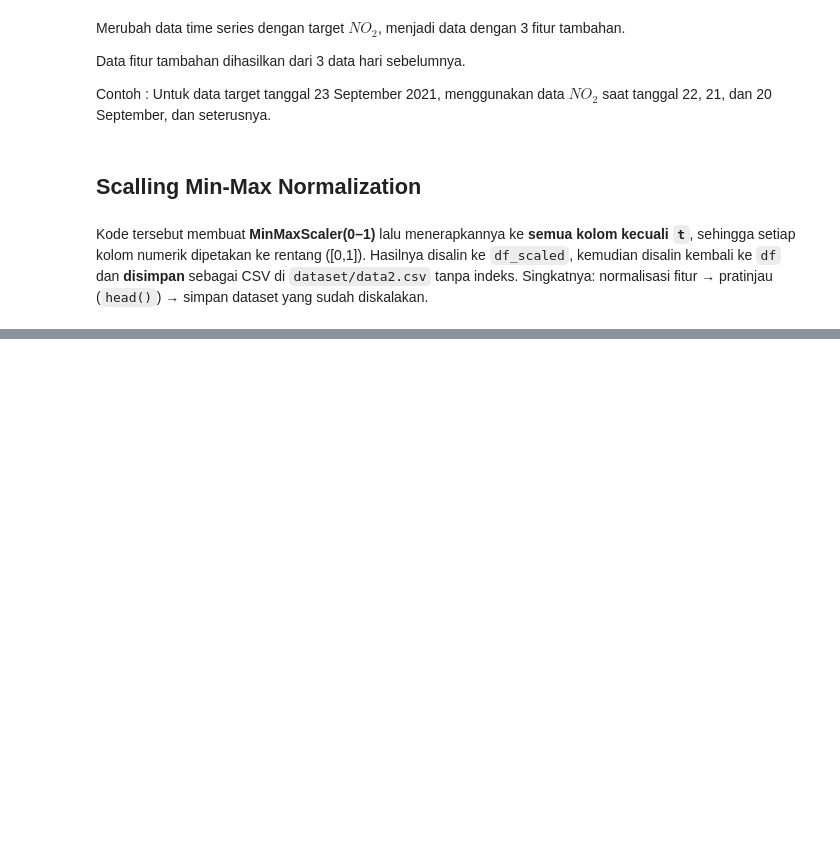
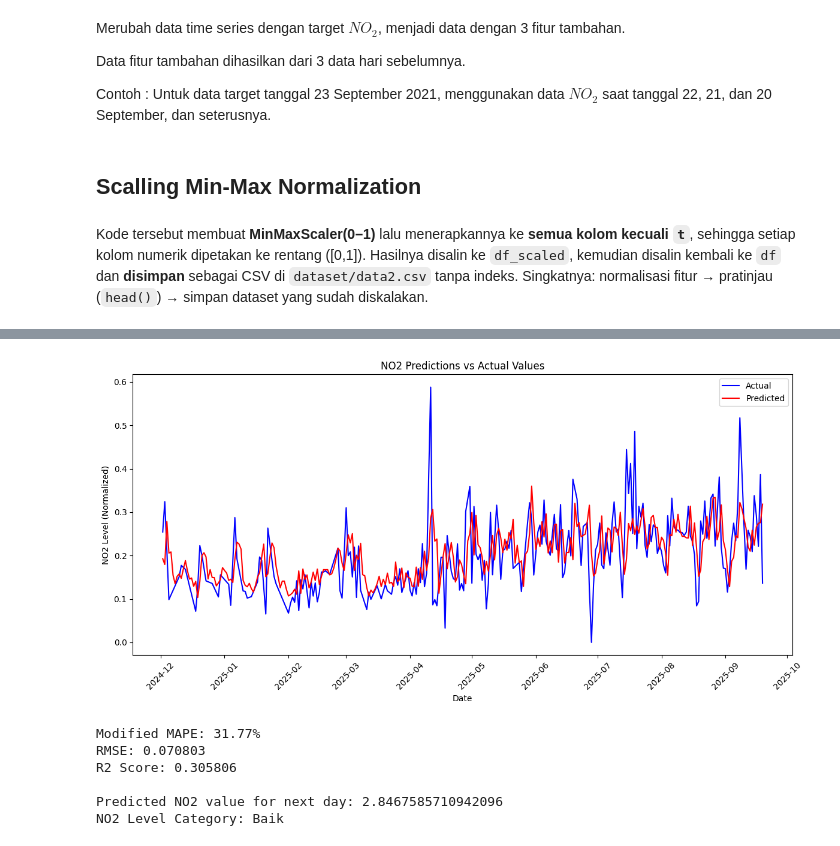
Before and after one commit to Ryzalll/PSD, a Jupyter notebook: pre_processing.ipynb, the cells around one changed output, grey strips where cells are left out. Saved outputs shown, nothing was run; the diff lists cells and outputs as text; code cells hidden in the pictures; blank space fills up the shorter version.

Commit message:
Perbaikan Kadar Baik dan Buruk NO_2

```diff
--- a/pre_processing.ipynb
+++ b/pre_processing.ipynb
@@ -180,0 +185,10 @@ Kode tersebut membuat **MinMaxScaler(0–1)** lalu menerapkannya ke **semua kolo
+# %%
+import pandas as pd
+import numpy as np
+from sklearn.model_selection import train_test_split
+
+X = df[['h-3','h-2','h-1']].copy()
+y = df['NO_2'].copy()
+tanggal = pd.to_datetime(df['t'])
+
+X_train, X_test, y_train, y_test, t_train, t_test = train_test_split(X, y, tanggal, test_size=0.2, shuffle=False)
@@ -180,0 +240,69 @@ Kode tersebut membuat **MinMaxScaler(0–1)** lalu menerapkannya ke **semua kolo
+# %%
+def convertToMikroGramperM3(value):
+    return (value * 46.006 * 10**3)
+
+# Categorize NO2 level
+def categorize_no2(value):
+    if value < 50:
+        return "Baik"
+    elif value < 100:
+        return "Sedang"
+    elif value < 200 :
+        return "Tidak Sehat"
+    elif value < 300:
+        return "Sangat Tidak Sehat"
+    else:
+        return "Berbahaya"
+
+from sklearn.metrics import mean_squared_error, r2_score
+import matplotlib.pyplot as plt
+# Calculate predictions on test set
+y_pred = knn.predict(X_test)
+
+# Calculate MAPE
+# Plot actual vs predicted values
+plt.figure(figsize=(12, 6))
+plt.plot(t_test, y_test, label='Actual', color='blue')
+plt.plot(t_test, y_pred, label='Predicted', color='red')
+plt.title('NO2 Predictions vs Actual Values')
+plt.xlabel('Date')
+plt.ylabel('NO2 Level (Normalized)')
+plt.legend()
+plt.xticks(rotation=45)
+plt.tight_layout()
+plt.show()
+
+# Calculate modified MAPE avoiding division by zero
+def modified_mape(y_true, y_pred):
+    mask = y_true != 0
+    return np.mean(np.abs((y_true[mask] - y_pred[mask]) / y_true[mask])) * 100
+
+mape = modified_mape(y_test, y_pred)
+print(f"Modified MAPE: {mape:.2f}%")
+
+# Calculate other metrics
+rmse = np.sqrt(mean_squared_error(y_test, y_pred))
+r2 = r2_score(y_test, y_pred)
+
+print(f"RMSE: {rmse:.6f}")
+print(f"R2 Score: {r2:.6f}")
+# Predict next day
+last_row = X.iloc[-1:]
+next_day_pred = knn.predict(last_row)
+
+# Denormalize prediction
+next_day_denorm = next_day_pred * scaler.data_range_[-1] + scaler.data_min_[-1]
+print(f"\nPredicted NO2 value for next day: {convertToMikroGramperM3(next_day_denorm[0])}")
+
+
+
+category = categorize_no2(convertToMikroGramperM3(next_day_denorm[0]))
+print(f"NO2 Level Category: {category}")
+# %% [output]
+[figure, added]
+Modified MAPE: 31.77%
+RMSE: 0.070803
+R2 Score: 0.305806
+
+Predicted NO2 value for next day: 2.8467585710942096
+NO2 Level Category: Baik
```
Also changed, not shown: parts of 4 cells of this notebook, 27 other files.
